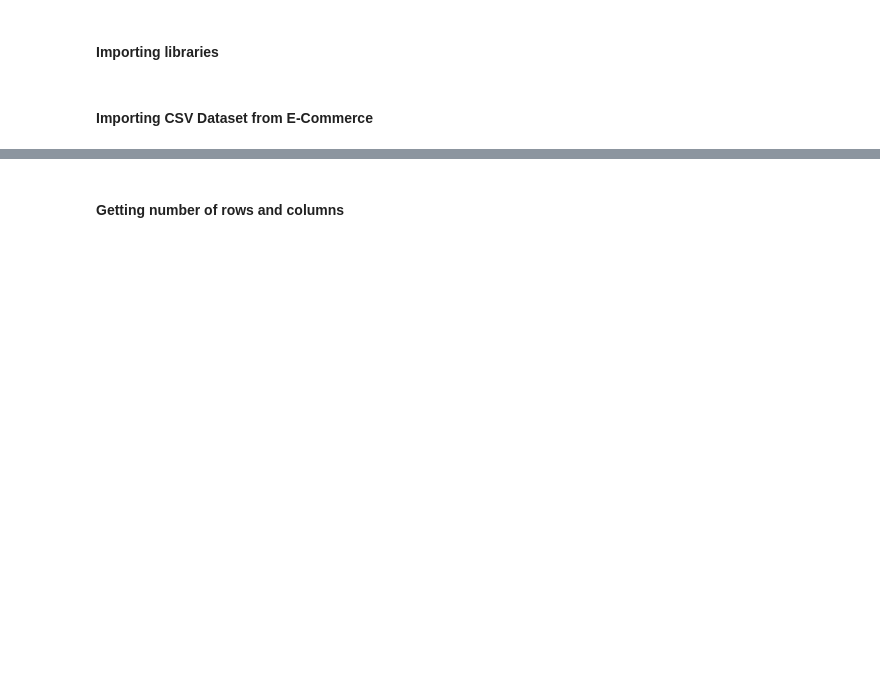
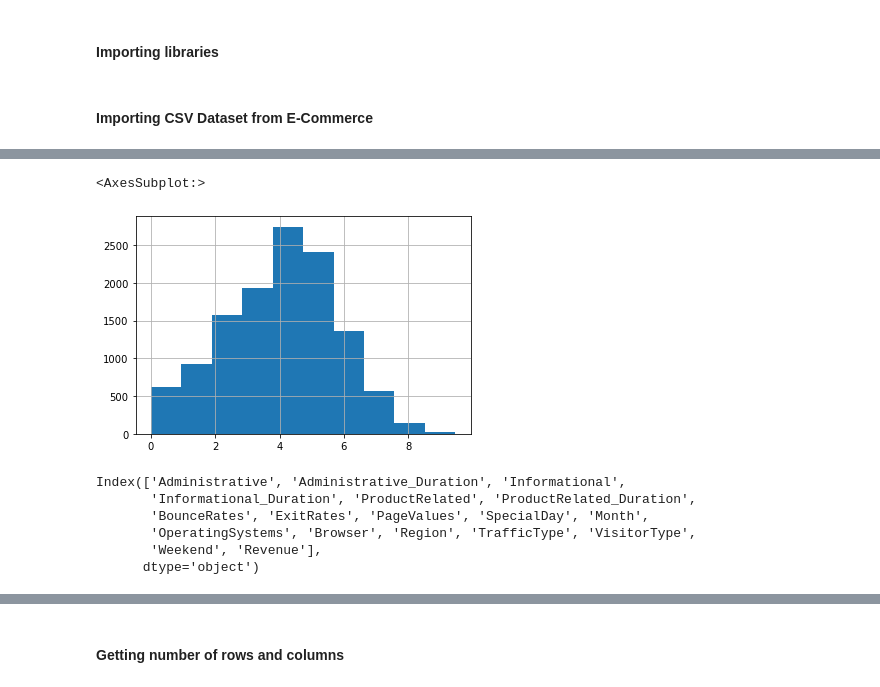
Before and after one commit to ivan-usd/panda-commerce, a Jupyter notebook: notebooks/ivanExploratoryNotebook.ipynb, the cells around one changed output, grey strips where cells are left out. Drawn from its saved outputs; the diff is of its cells as text; code cells hidden in the pictures; blank space fills up the shorter version.

```diff
--- a/notebooks/ivanExploratoryNotebook.ipynb
+++ b/notebooks/ivanExploratoryNotebook.ipynb
@@ -37,0 +49,15 @@ eCommerceDF = pd.read_csv(datasetFP)
+# %%
+eCommerceDF['logarithm_base2'] = np.log2(eCommerceDF['ProductRelated'])
+eCommerceDF['logarithm_base2'].hist()
+# %% [output]
+<AxesSubplot:>
+[figure, added]
+# %%
+eCommerceDF.columns
+# %% [output]
+Index(['Administrative', 'Administrative_Duration', 'Informational',
+       'Informational_Duration', 'ProductRelated', 'ProductRelated_Duration',
+       'BounceRates', 'ExitRates', 'PageValues', 'SpecialDay', 'Month',
+       'OperatingSystems', 'Browser', 'Region', 'TrafficType', 'VisitorType',
+       'Weekend', 'Revenue'],
+      dtype='object')
```
Also changed, not shown: parts of 13 cells of this notebook.
